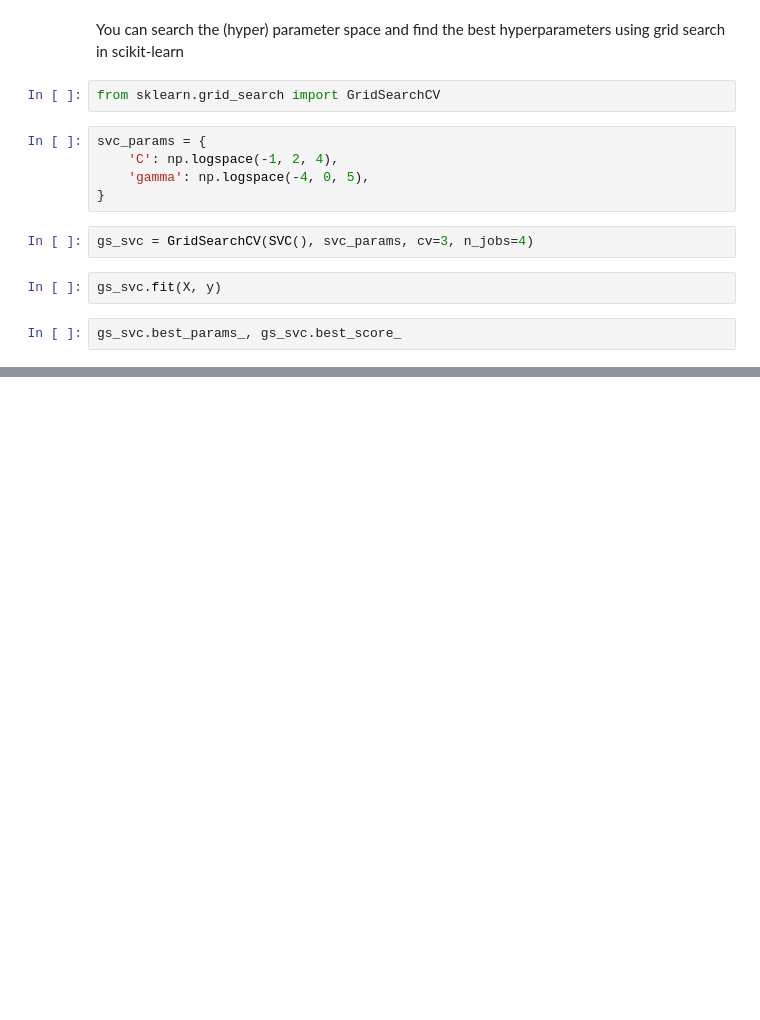
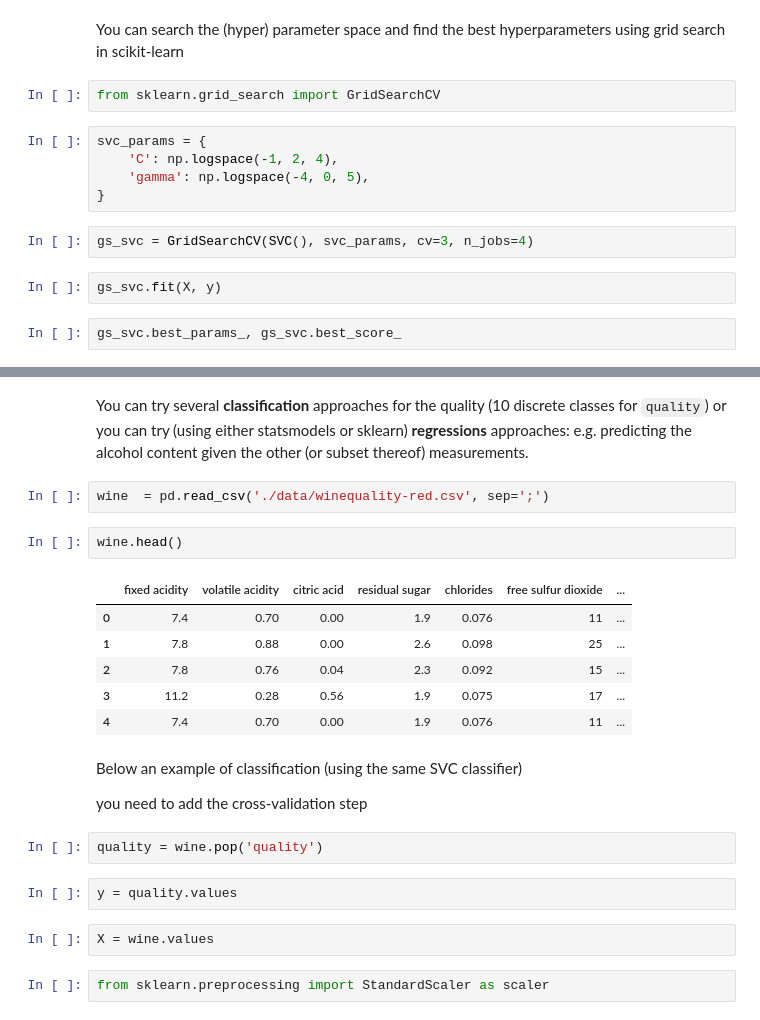
Before and after one commit to nicolasfauchereau/Kiwi_pycon, a Jupyter notebook: statistical_modelling.ipynb, the cells around one changed output, grey strips where cells are left out. Saved outputs shown, nothing was run; the diff lists cells and outputs as text; blank space fills up the shorter version.

```diff
--- a/statistical_modelling.ipynb
+++ b/statistical_modelling.ipynb
@@ -511,0 +569,26 @@ gs_svc.best_params_, gs_svc.best_score_
+# %% [markdown]
+You can try several **classification** approaches for the quality (10 discrete classes for `quality`) or you can try (using either statsmodels or sklearn)
+**regressions** approaches: e.g. predicting the alcohol content given the other (or subset thereof) measurements.
+# %%
+wine  = pd.read_csv('./data/winequality-red.csv', sep=';')
+# %%
+wine.head()
+# %% [output]
+|  | fixed acidity | volatile acidity | citric acid | residual sugar | chlorides | free sulfur dioxide | ... |
+| 0 | 7.4 | 0.70 | 0.00 | 1.9 | 0.076 | 11 | ... |
+| 1 | 7.8 | 0.88 | 0.00 | 2.6 | 0.098 | 25 | ... |
+| 2 | 7.8 | 0.76 | 0.04 | 2.3 | 0.092 | 15 | ... |
+| 3 | 11.2 | 0.28 | 0.56 | 1.9 | 0.075 | 17 | ... |
+| 4 | 7.4 | 0.70 | 0.00 | 1.9 | 0.076 | 11 | ... |
+# %% [markdown]
+Below an example of classification (using the same SVC classifier)
+
+you need to add the cross-validation step
+# %%
+quality = wine.pop('quality')
+# %%
+y = quality.values
+# %%
+X = wine.values
+# %%
+from sklearn.preprocessing import StandardScaler as scaler
```
Also changed, not shown: parts of 33 cells of this notebook, 1 other file.
